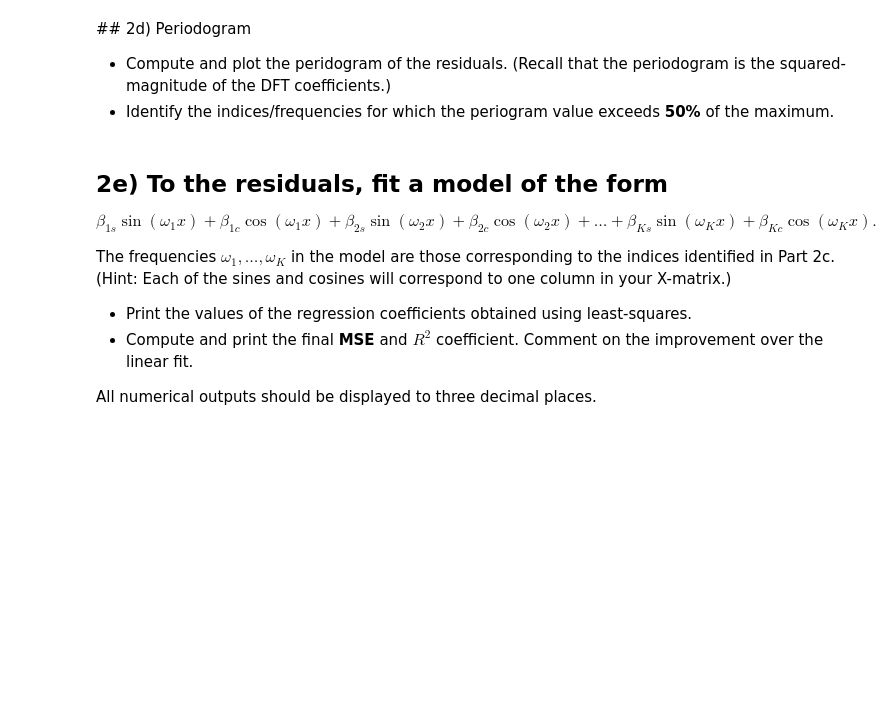
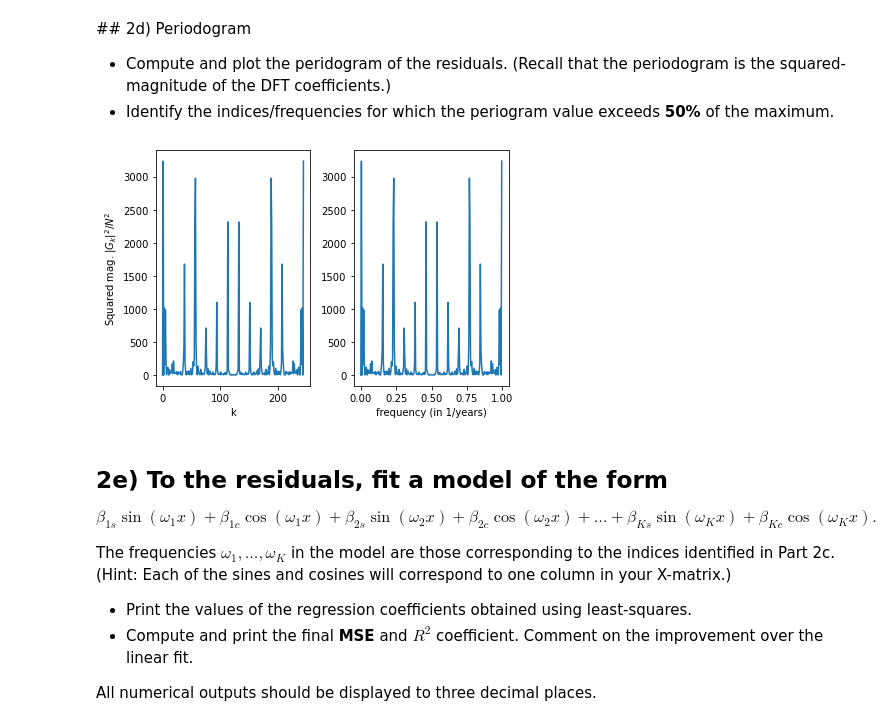
Before and after one commit to cmr67/IB-Data-Science, a Jupyter notebook: Exercises/03 Exercise Notebook 3.ipynb, the cells around one changed output. Cells and saved outputs as stored; diff of their text form; code cells hidden in the pictures; blank space fills up the shorter version.

```diff
--- a/Exercises/03 Exercise Notebook 3.ipynb
+++ b/Exercises/03 Exercise Notebook 3.ipynb
@@ -157,15 +157,27 @@ Looking at both the overall residual scatter plot and the zoomed in one, there i
 # %%
 # Your code to compute and plot the histogram
 
 T = xvals[76] - xvals[75]  # This can be the time interval between any two successive values.
 
 # Note that T is in years
 
 # Compute the squared magnitudes of the DFT coefficients -- this is known as the "periodogram"
 pgram = np.abs(np.fft.fft(resid, N)/N)**2 #We normalize by N, but this is optional
 indices = np.linspace(0, (N-1), num = N)
 freqs_in_hz = indices/(N*T)
 freqs_in_rads = freqs_in_hz*2*math.pi
+
+plt.subplot(121)
+plt.plot(indices, pgram)
+plt.xlabel('k')
+plt.ylabel('Squared mag. $|G_k|^2/N^2$')
+plt.subplot(122)
+plt.plot(freqs_in_hz, pgram)
+plt.xlabel('frequency (in 1/years)')  # Since units of T is years
+plt.tight_layout()
+plt.show()
+# %% [output]
+[figure, added]
 # %%
 # Your code to identify the indices for which the periodogram value exceeds 50% of the maximum
 # %% [markdown]
```
